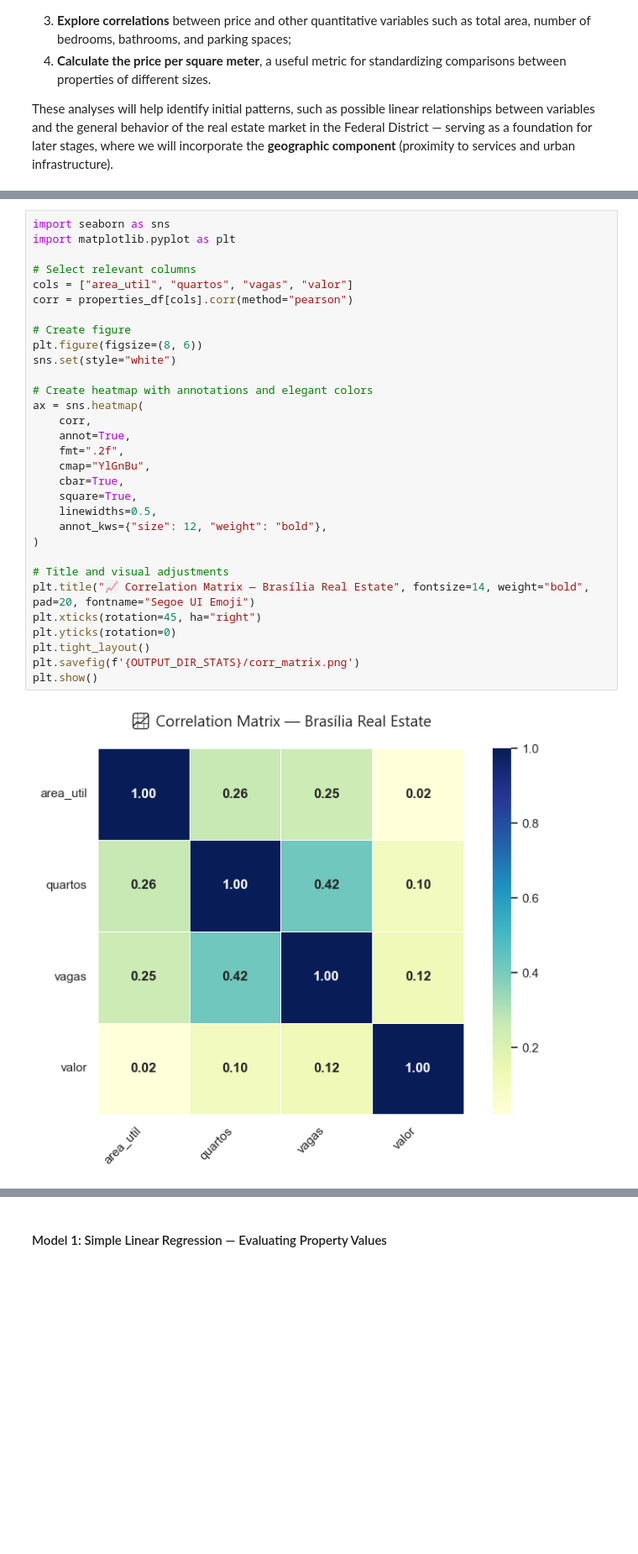
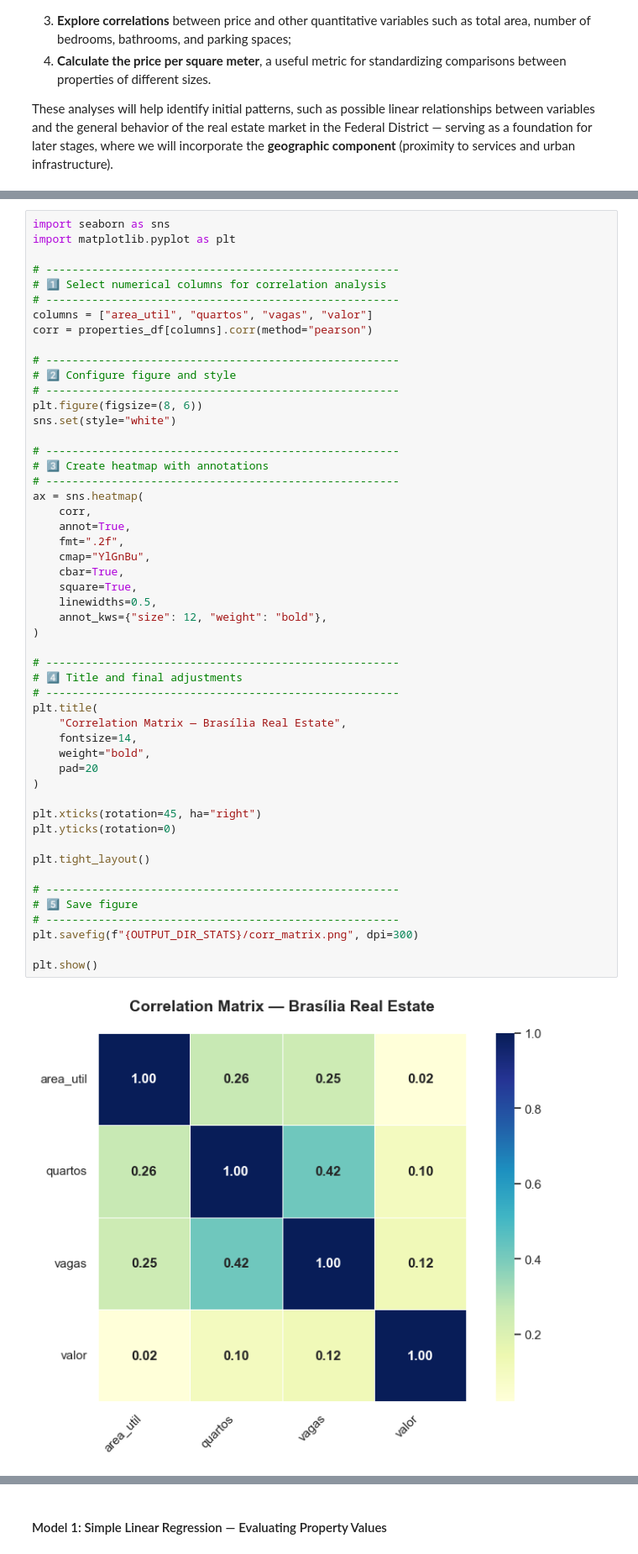
Before and after one commit to willianpina/Geospatial_Analysis_of_Housing_data, a Jupyter notebook: Geospatial_Analysis_of_Housing_Data.ipynb, the cells around one changed output, grey strips where cells are left out. Shown at 84% size. Cells and saved outputs as stored; diff of their text form; blank space fills up the shorter version.

```diff
--- a/Geospatial_Analysis_of_Housing_Data.ipynb
+++ b/Geospatial_Analysis_of_Housing_Data.ipynb
@@ -343,36 +414,56 @@ plt.show()
 # %%
 import seaborn as sns
 import matplotlib.pyplot as plt
 
-# Select relevant columns
-cols = ["area_util", "quartos", "vagas", "valor"]
-corr = properties_df[cols].corr(method="pearson")
+# ------------------------------------------------------
+# 1️⃣ Select numerical columns for correlation analysis
+# ------------------------------------------------------
+columns = ["area_util", "quartos", "vagas", "valor"]
+corr = properties_df[columns].corr(method="pearson")
 
-# Create figure
+# ------------------------------------------------------
+# 2️⃣ Configure figure and style
+# ------------------------------------------------------
 plt.figure(figsize=(8, 6))
 sns.set(style="white")
 
-# Create heatmap with annotations and elegant colors
+# ------------------------------------------------------
+# 3️⃣ Create heatmap with annotations
+# ------------------------------------------------------
 ax = sns.heatmap(
     corr,
     annot=True,
     fmt=".2f",
     cmap="YlGnBu",
     cbar=True,
     square=True,
     linewidths=0.5,
     annot_kws={"size": 12, "weight": "bold"},
 )
 
-# Title and visual adjustments
-plt.title("📈 Correlation Matrix — Brasília Real Estate", fontsize=14, weight="bold", pad=20, fontname="Segoe UI Emoji")
+# ------------------------------------------------------
+# 4️⃣ Title and final adjustments
+# ------------------------------------------------------
+plt.title(
+    "Correlation Matrix — Brasília Real Estate",
+    fontsize=14,
+    weight="bold",
+    pad=20
+)
+
 plt.xticks(rotation=45, ha="right")
 plt.yticks(rotation=0)
+
 plt.tight_layout()
-plt.savefig(f'{OUTPUT_DIR_STATS}/corr_matrix.png')
+
+# ------------------------------------------------------
+# 5️⃣ Save figure
+# ------------------------------------------------------
+plt.savefig(f"{OUTPUT_DIR_STATS}/corr_matrix.png", dpi=300)
+
 plt.show()
 # %% [output]
-[figure, old version]
+[figure, new version]
 # %%
 import matplotlib.pyplot as plt
 import seaborn as sns
```
Also changed, not shown: parts of 19 cells of this notebook, 12 other files.
